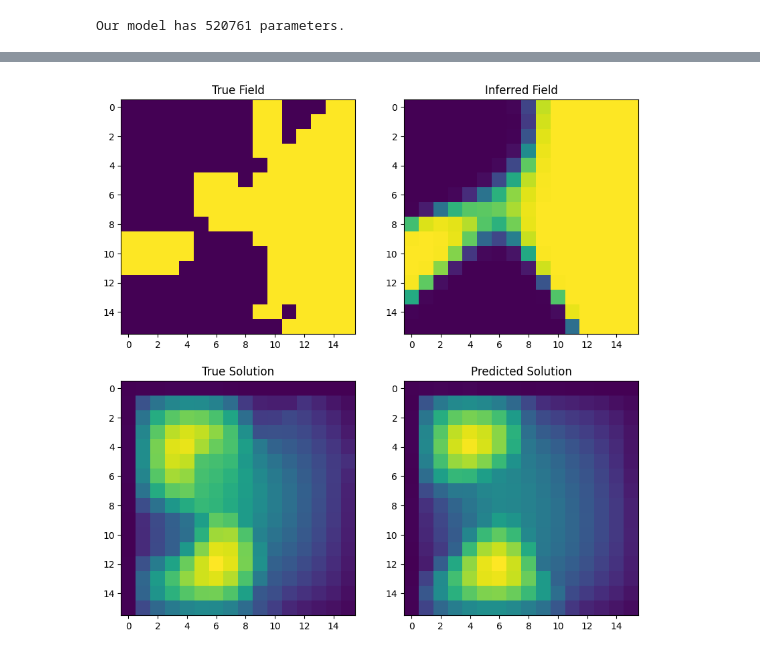
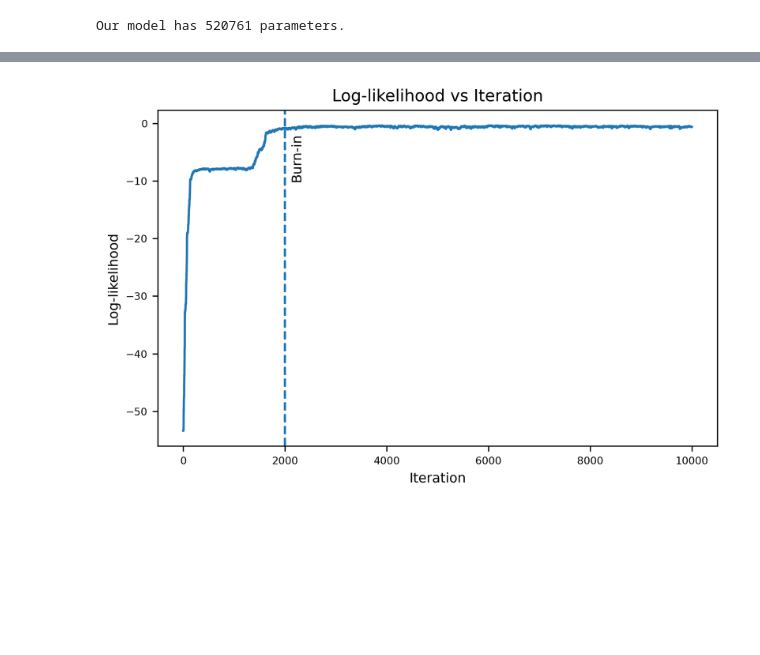
Before and after one commit to gzein/fno-bayesian-inverse-problems, a Jupyter notebook: FNO_clean.ipynb, the cells around one changed output, grey strips where cells are left out. Cells and saved outputs as stored; diff of their text form; code cells hidden in the pictures; blank space fills up the shorter version.

```diff
--- a/FNO_clean.ipynb
+++ b/FNO_clean.ipynb
@@ -393,16 +393,29 @@ plt.show()
-# %%
-# Plot true field, predicted field, true solution, predicted solution
-fig, axs = plt.subplots(2, 2, figsize=(10, 10))
-axs[0, 0].imshow(true_field[0, 0], cmap='viridis')
-axs[0, 0].set_title("True Field")
-axs[0, 1].imshow(theta_0, cmap='viridis')
-axs[0, 1].set_title("Inferred Field")
-with torch.no_grad():
-    predicted_solution = model(theta_0_tensor.to(device)).cpu().numpy()[0, 0]
-axs[1, 0].imshow(true_observations[0, 0], cmap='viridis')
-axs[1, 0].set_title("True Solution")
-axs[1, 1].imshow(predicted_solution, cmap='viridis')
-axs[1, 1].set_title("Predicted Solution")
-plt.show()
-# %% [output]
-[figure, removed]
+# %%
+fig, ax = plt.subplots(1, 1, figsize=(6, 4), dpi=300)
+
+burn_in = 2000
+
+ax.plot(loss_evolution)
+ax.axvline(burn_in, linestyle='--')
+
+ax.text(
+    burn_in + 100,                     # shift slightly right
+    max(loss_evolution) * 5,         # near top
+    "Burn-in",
+    fontsize=9,
+    rotation=90,
+    va='top'
+)
+
+ax.set_title("Log-likelihood vs Iteration", fontsize=11, loc='center', pad=6)
+ax.set_xlabel("Iteration", fontsize=9)
+ax.set_ylabel("Log-likelihood", fontsize=9)
+
+
+ax.tick_params(labelsize=7)
+
+plt.tight_layout()
+plt.savefig('loss_curve.png', bbox_inches='tight', dpi=300)
+plt.show()
+# %% [output]
+[figure, added]
```
Also changed, not shown: parts of 8 cells of this notebook, 5 other files.
